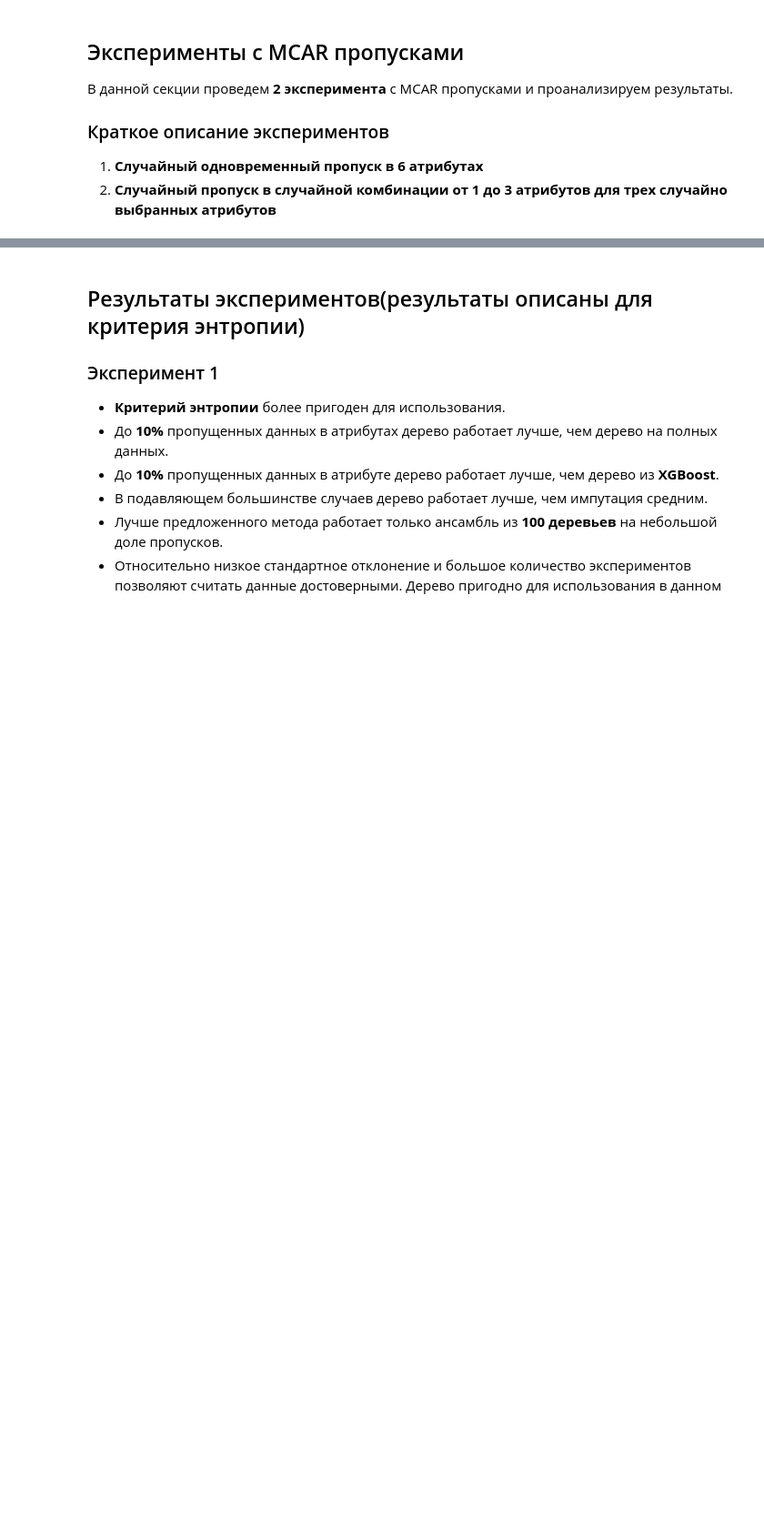
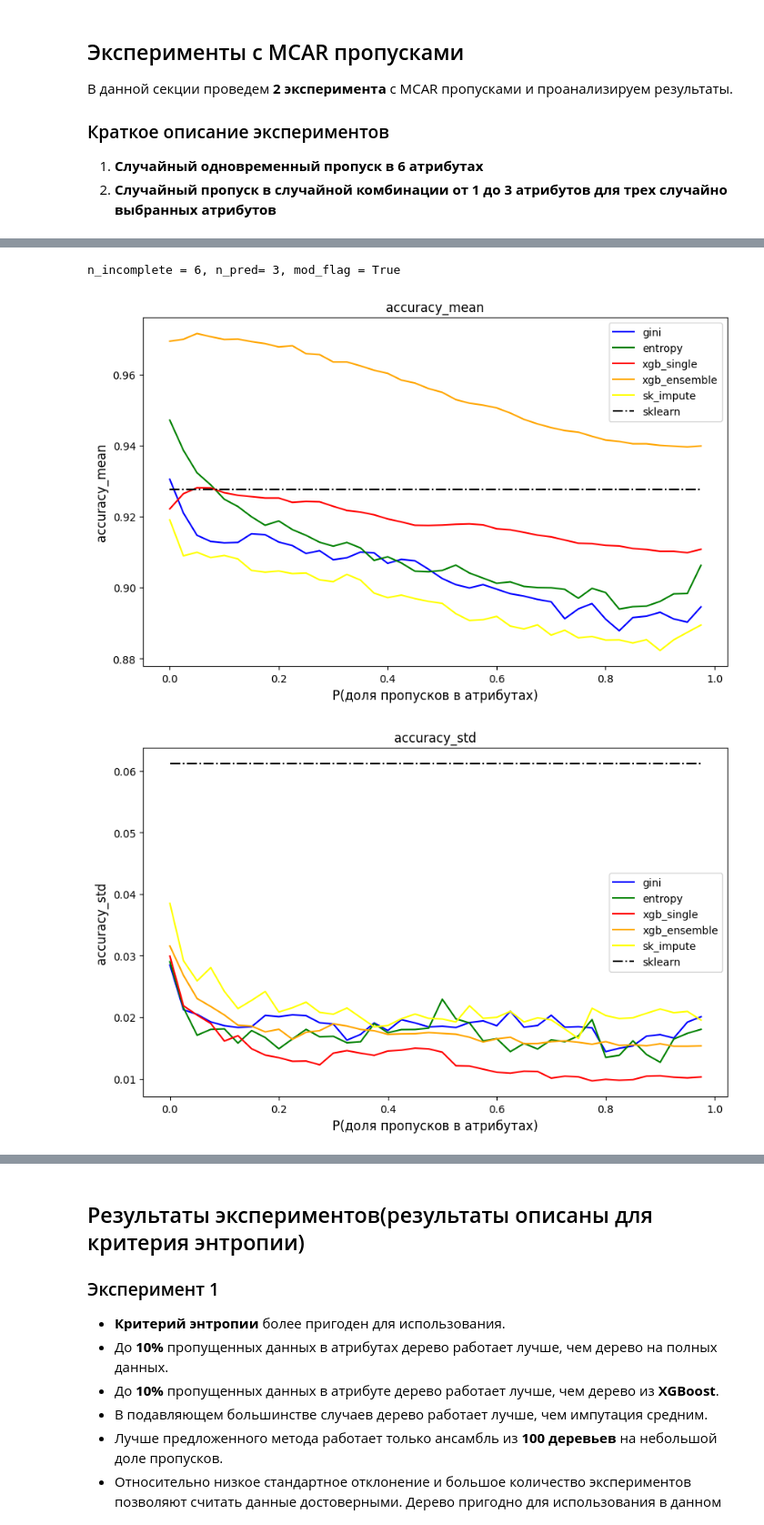
Before and after one commit to bumega/Adaptive-Decision-Tree-Classifier, a Jupyter notebook: test_task.ipynb, the cells around one changed output, grey strips where cells are left out. Shown at 91% size. Drawn from its saved outputs; the diff is of its cells as text; code cells hidden in the pictures; blank space fills up the shorter version.

```diff
--- a/test_task.ipynb
+++ b/test_task.ipynb
@@ -1277,0 +1169,13 @@ n_incomplete = 3, n_pred= 5, mod_flag = True
+# %%
+#the process of collecting metrics based on a large number of data partitions
+config_ = {
+    'seed': [1],
+    'mod_flag': [True],
+    'n_incomplete': [6],
+    'n_pred': [3]
+}
+make_experiments(config_=config_, selection_m=10, n=50, multiple_missing_flag=False, missing_type="MCAR")
+# %% [output]
+n_incomplete = 6, n_pred= 3, mod_flag = True
+[figure, added]
+[figure, added]
```
Also changed, not shown: parts of 16 cells of this notebook.
